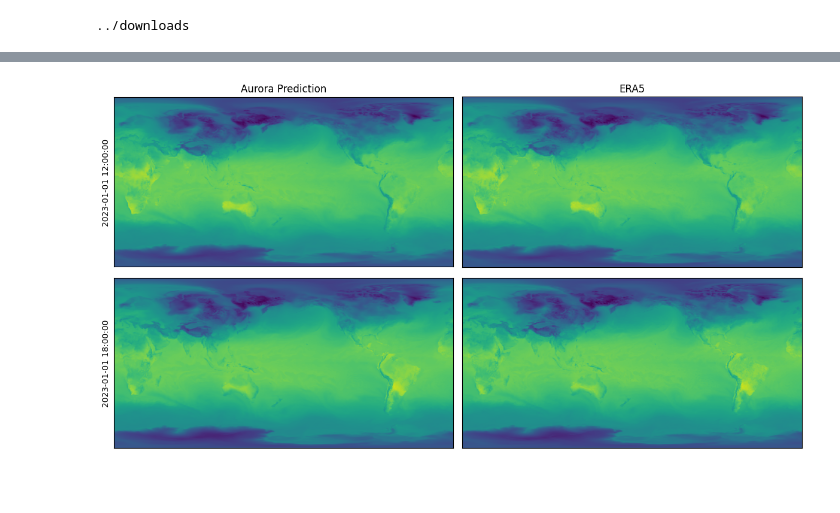
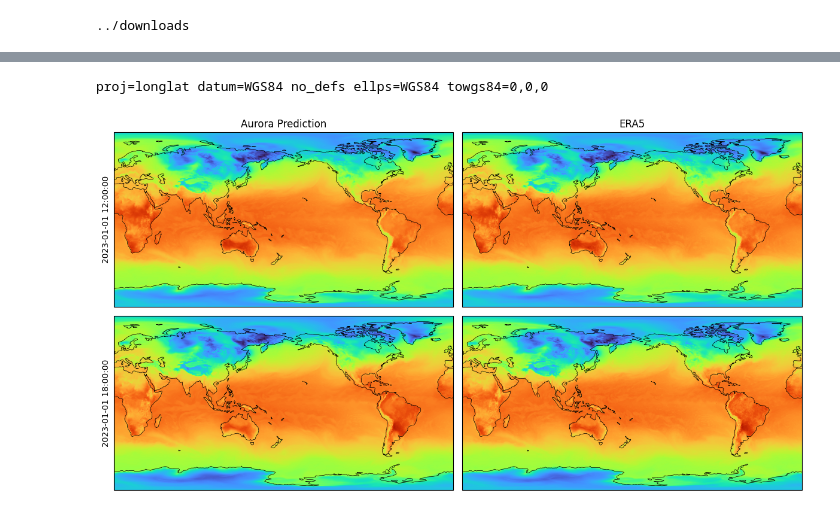
Before and after one commit to ACMEAtronOmatic/aurora, a Jupyter notebook: scripts/generate_outputs.ipynb, the cells around one changed output, grey strips where cells are left out. Saved outputs shown, nothing was run; the diff lists cells and outputs as text; code cells hidden in the pictures; blank space fills up the shorter version.

Commit message:
[SCI-701] Cartopy Projection and Coastlines

```diff
--- a/scripts/generate_outputs.ipynb
+++ b/scripts/generate_outputs.ipynb
@@ -184,29 +166,60 @@ with torch.inference_mode():
     preds = [pred.to("cpu") for pred in rollout(model, batch, steps=2)]
 
 model = model.to("cpu")
+# %%
+# Access the projection information
+static_vars_ds.attrs
+
+# Get the coordinates
+lat = static_vars_ds.coords['latitude']
+lon = static_vars_ds.coords['longitude']
+
+# Infer the projection
+projection = Proj('+proj=latlong')
+
+# Print the projection information
+print(projection)
+# %% [output]
+proj=longlat datum=WGS84 no_defs ellps=WGS84 towgs84=0,0,0
 # %%
 # Plot model outputs
+import numpy as np
 
-fig, ax = plt.subplots(2, 2, figsize=(12, 6.5))
+# fig, ax = plt.subplots(2, 2, figsize=(12, 6.5), subplot_kw={'projection': ccrs.PlateCarree(central_longitude=180)})
+
+crs = ccrs.PlateCarree(central_longitude=180)
+fig, ax = plt.subplots(2, 2, figsize=(12, 6.5), subplot_kw={'projection': crs})
+
+lon = np.arange(-180, 180, 0.25)
+lat = np.arange(-90, 90, 0.25)
+extent = [lon.min(), lon.max(), lat.min(), lat.max()]
 
 for i in range(ax.shape[0]):
     pred = preds[i]
 
-    ax[i, 0].imshow(pred.surf_vars["2t"][0, 0].numpy() - 273.15, vmin=-50, vmax=50)
+    ax[i, 0].imshow(pred.surf_vars["2t"][0, 0].numpy() - 273.15, vmin=-50, vmax=50, cmap='turbo', transform=crs, extent=extent)
+    # Add coastlines with cartopy
+    ax[i, 0].coastlines(linewidth=0.5)
     ax[i, 0].set_ylabel(str(pred.metadata.time[0]))
     if i == 0:
         ax[i, 0].set_title("Aurora Prediction")
     ax[i, 0].set_xticks([])
     ax[i, 0].set_yticks([])
+    ax[i, 0].set_aspect('auto')
 
-    ax[i, 1].imshow(surf_vars_ds["t2m"][2 + i].values - 273.15, vmin=-50, vmax=50)
+    ax[i, 1].set_global()
+    ax[i, 1].imshow(surf_vars_ds["t2m"][2 + i].values - 273.15, vmin=-50, vmax=50, cmap='turbo', transform=crs, extent=extent)
+    ax[i, 1].coastlines(linewidth=0.5)
     if i == 0:
         ax[i, 1].set_title("ERA5")
     ax[i, 1].set_xticks([])
     ax[i, 1].set_yticks([])
+    ax[i, 1].set_aspect('auto')
+
+
 
 plt.tight_layout()
 plt.savefig("outputs.png")
 plt.show()
 # %% [output]
-[figure, old version]
+[figure, new version]
```
Also changed, not shown: parts of 2 cells of this notebook, 2 other files.
